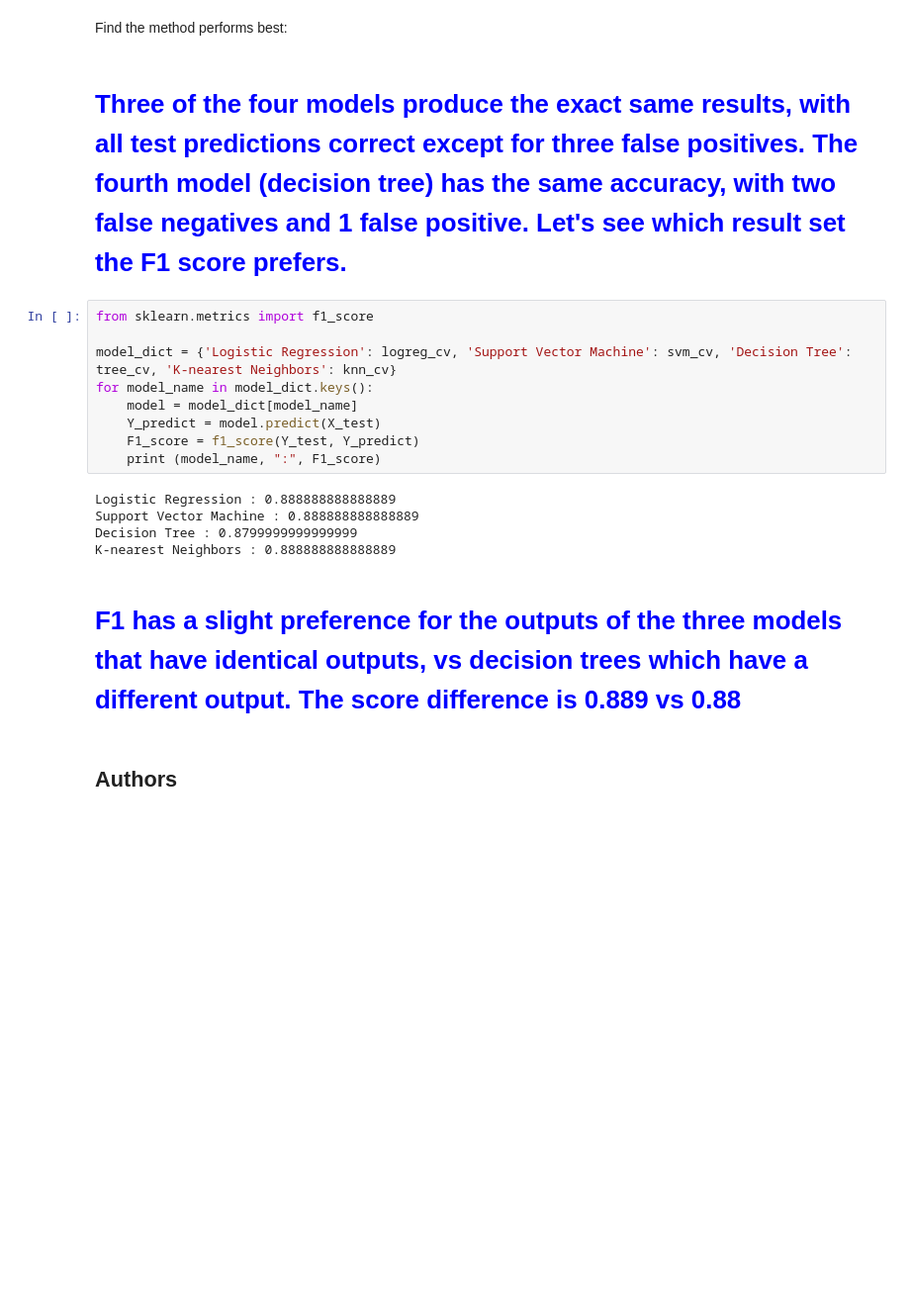
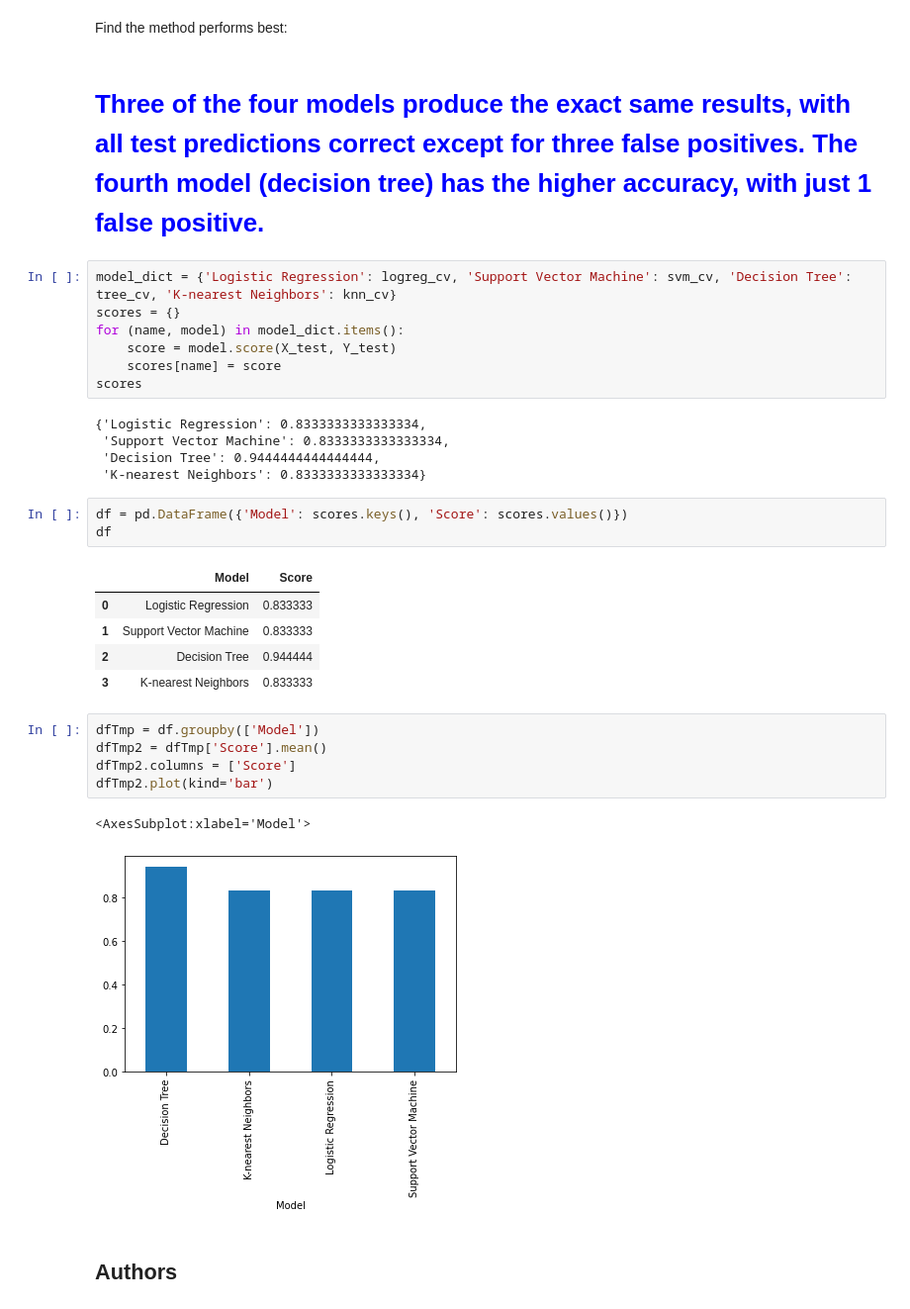
Before and after one commit to rnolty/Coursera-Data-Science-Capstone, a Jupyter notebook: Predictive Analytics.ipynb, the cells around one changed output. Shown at 99% size. Drawn from its saved outputs; the diff is of its cells as text; blank space fills up the shorter version.

Commit message:
Updated with bar graph

```diff
--- a/Predictive Analytics.ipynb
+++ b/Predictive Analytics.ipynb
@@ -398,23 +362,36 @@ plot_confusion_matrix(Y_test,yhat)
 # %% [markdown]
 Find the method performs best:
 # %% [markdown]
-# <span style="color:blue"> Three of the four models produce the exact same results, with all test predictions correct except for three false positives.  The fourth model (decision tree) has the same accuracy, with two false negatives and 1 false positive.  Let's see which result set the F1 score prefers.
+# <span style="color:blue"> Three of the four models produce the exact same results, with all test predictions correct except for three false positives.  The fourth model (decision tree) has the higher accuracy, with just 1 false positive.
 # %%
-from sklearn.metrics import f1_score
-
 model_dict = {'Logistic Regression': logreg_cv, 'Support Vector Machine': svm_cv, 'Decision Tree': tree_cv, 'K-nearest Neighbors': knn_cv}
-for model_name in model_dict.keys():
-    model = model_dict[model_name]
-    Y_predict = model.predict(X_test)
-    F1_score = f1_score(Y_test, Y_predict)
-    print (model_name, ":", F1_score)
+scores = {}
+for (name, model) in model_dict.items():
+    score = model.score(X_test, Y_test)
+    scores[name] = score
+scores
 # %% [output]
-Logistic Regression : 0.888888888888889
-Support Vector Machine : 0.888888888888889
-Decision Tree : 0.8799999999999999
-K-nearest Neighbors : 0.888888888888889
+{'Logistic Regression': 0.8333333333333334,
+ 'Support Vector Machine': 0.8333333333333334,
+ 'Decision Tree': 0.9444444444444444,
+ 'K-nearest Neighbors': 0.8333333333333334}
-# %% [markdown]
-# <span style="color:blue"> F1 has a slight preference for the outputs of the three models that have identical outputs, vs decision trees which have a different output.  The score difference is 0.889 vs 0.88
+# %%
+df = pd.DataFrame({'Model': scores.keys(), 'Score': scores.values()})
+df
+# %% [output]
+|  | Model | Score |
+| 0 | Logistic Regression | 0.833333 |
+| 1 | Support Vector Machine | 0.833333 |
+| 2 | Decision Tree | 0.944444 |
+| 3 | K-nearest Neighbors | 0.833333 |
+# %%
+dfTmp = df.groupby(['Model'])
+dfTmp2 = dfTmp['Score'].mean()
+dfTmp2.columns = ['Score']
+dfTmp2.plot(kind='bar')
+# %% [output]
+<AxesSubplot:xlabel='Model'>
+[figure, added]
 # %% [markdown]
 ## Authors
 # %% [markdown]
```
Also changed, not shown: parts of 8 cells of this notebook.
